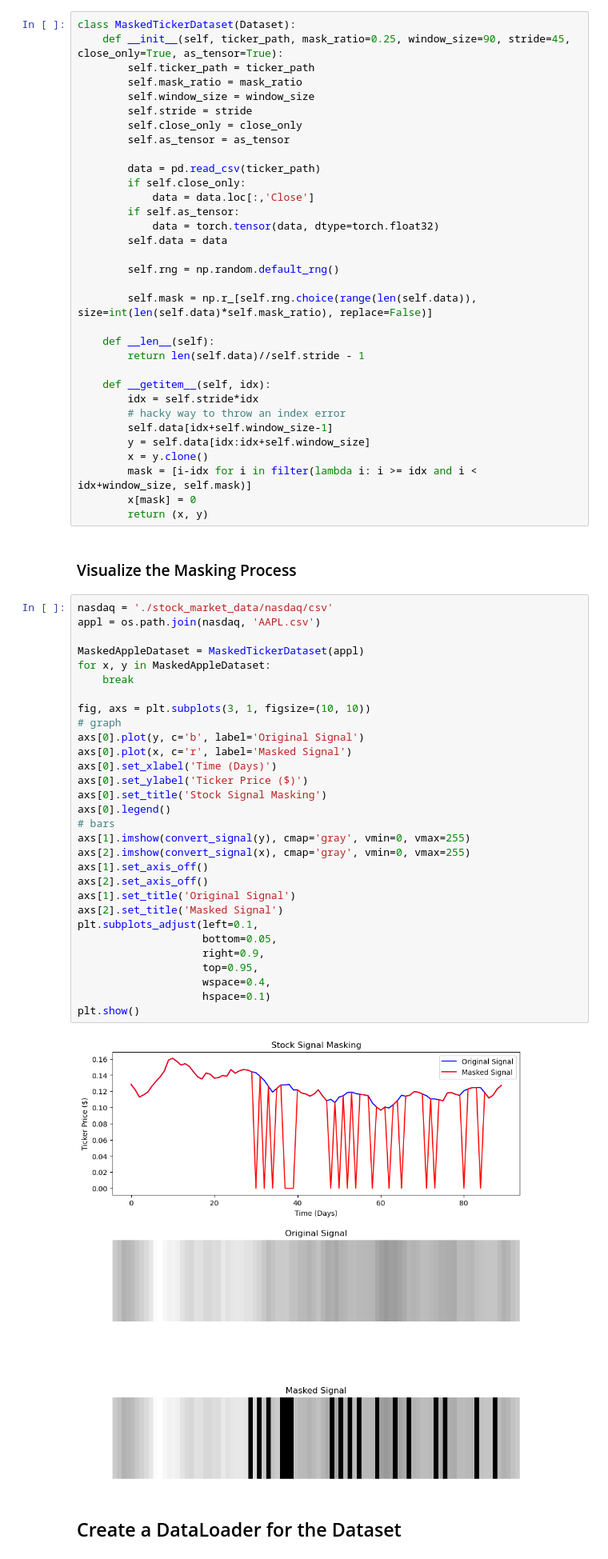
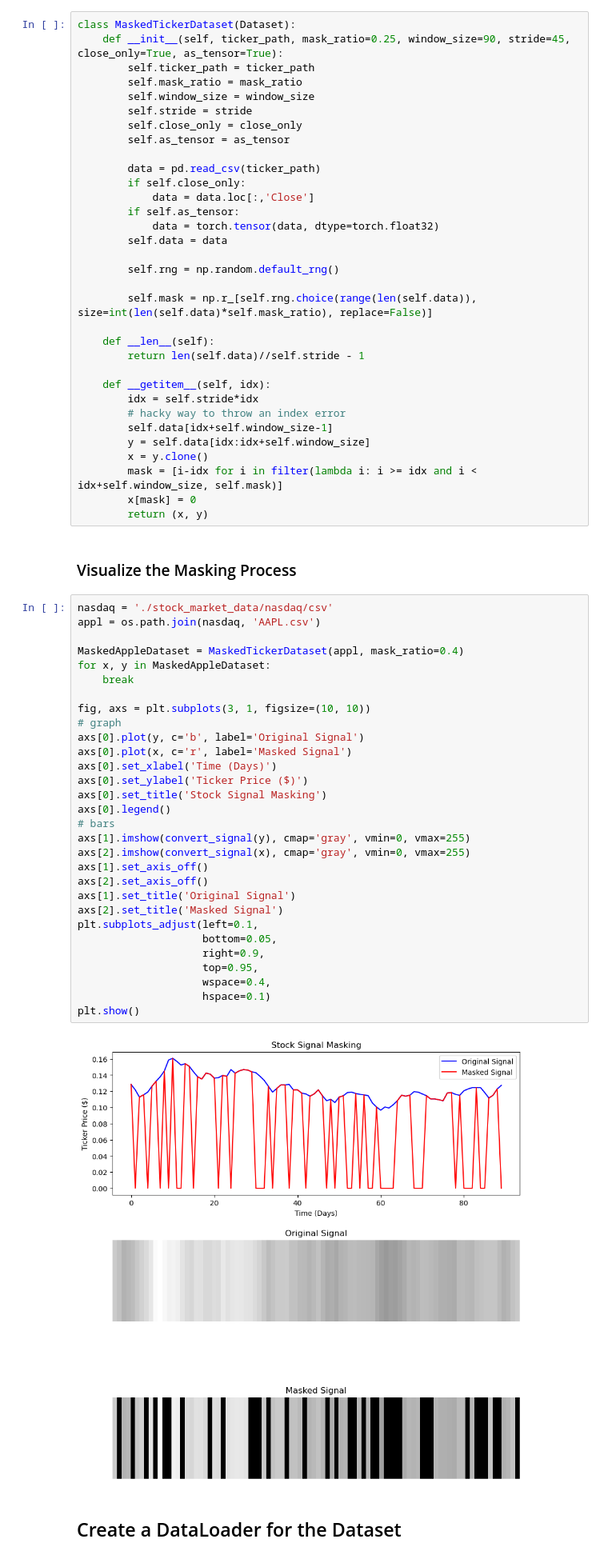
Before and after one commit to oerdal/stocks, a Jupyter notebook: Time_Series_Analysis.ipynb, the cells around one changed output. Shown at 80% size. Saved outputs shown, nothing was run; the diff lists cells and outputs as text.

Commit message:
added clarity to visualizations and refactored autoencoder

```diff
--- a/Time_Series_Analysis.ipynb
+++ b/Time_Series_Analysis.ipynb
@@ -307,7 +307,7 @@ class MaskedTickerDataset(Dataset):
         self.data[idx+self.window_size-1]
         y = self.data[idx:idx+self.window_size]
         x = y.clone()
-        mask = [i-idx for i in filter(lambda i: i >= idx and i < idx+window_size, self.mask)]
+        mask = [i-idx for i in filter(lambda i: i >= idx and i < idx+self.window_size, self.mask)]
         x[mask] = 0
         return (x, y)
 # %% [markdown]
@@ -315,34 +315,34 @@ class MaskedTickerDataset(Dataset):
 # %%
 nasdaq = './stock_market_data/nasdaq/csv'
 appl = os.path.join(nasdaq, 'AAPL.csv')
 
-MaskedAppleDataset = MaskedTickerDataset(appl)
+MaskedAppleDataset = MaskedTickerDataset(appl, mask_ratio=0.4)
 for x, y in MaskedAppleDataset:
     break
 
 fig, axs = plt.subplots(3, 1, figsize=(10, 10))
 # graph
 axs[0].plot(y, c='b', label='Original Signal')
 axs[0].plot(x, c='r', label='Masked Signal')
 axs[0].set_xlabel('Time (Days)')
 axs[0].set_ylabel('Ticker Price ($)')
 axs[0].set_title('Stock Signal Masking')
 axs[0].legend()
 # bars
 axs[1].imshow(convert_signal(y), cmap='gray', vmin=0, vmax=255)
 axs[2].imshow(convert_signal(x), cmap='gray', vmin=0, vmax=255)
 axs[1].set_axis_off()
 axs[2].set_axis_off()
 axs[1].set_title('Original Signal')
 axs[2].set_title('Masked Signal')
 plt.subplots_adjust(left=0.1,
                     bottom=0.05,
                     right=0.9,
                     top=0.95,
                     wspace=0.4,
                     hspace=0.1)
 plt.show()
 # %% [output]
-[figure, old version]
+[figure, new version]
 # %% [markdown]
 ## Create a DataLoader for the Dataset
```
Also changed, not shown: parts of 7 cells of this notebook.
